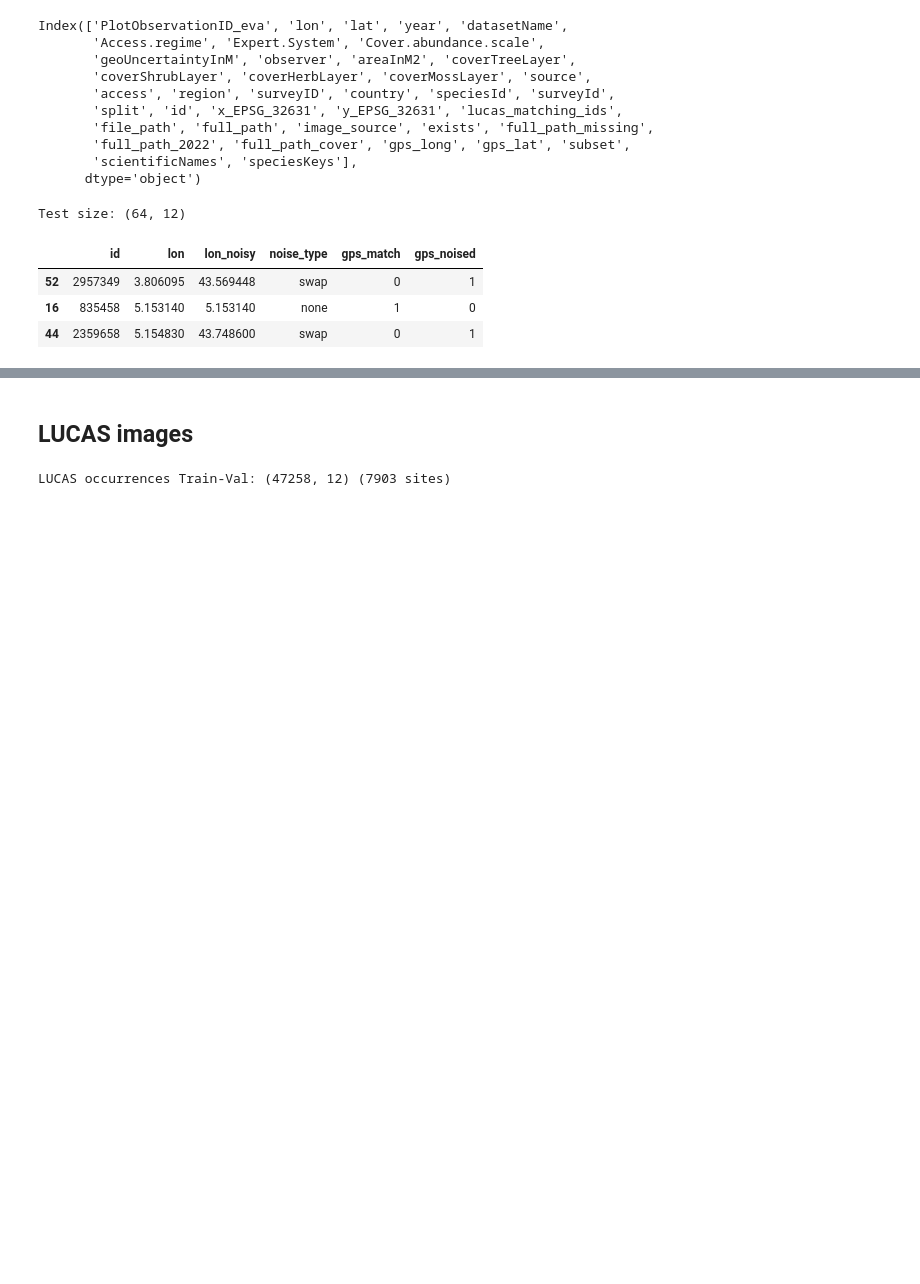
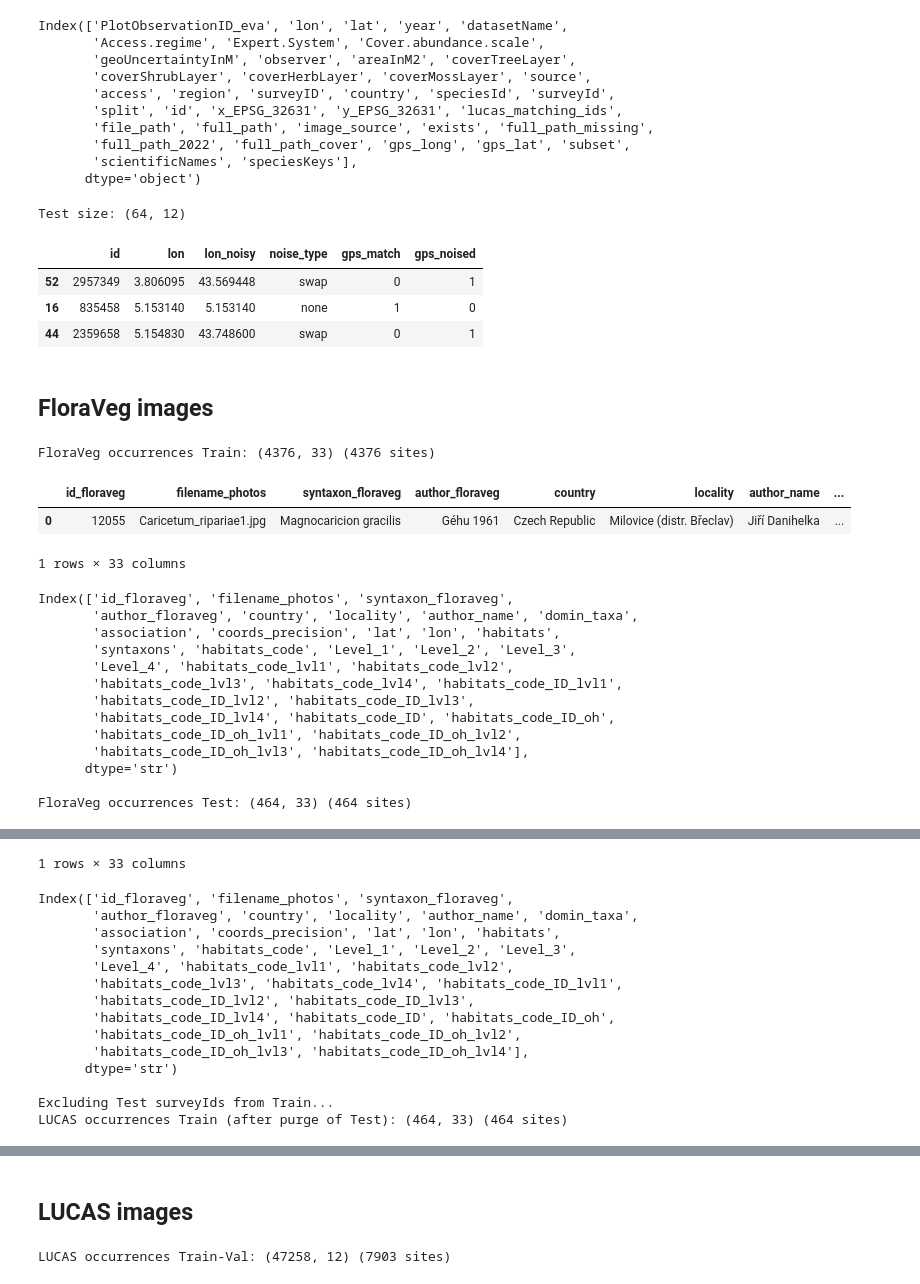
Before and after one commit to plantnet/malpolon, a Jupyter notebook: examples/custom_train/multiscale_jrc/Pre-processing_error_detection.ipynb, the cells around one changed output, grey strips where cells are left out. Drawn from its saved outputs; the diff is of its cells as text; code cells hidden in the pictures; blank space fills up the shorter version.

```diff
--- a/examples/custom_train/multiscale_jrc/Pre-processing_error_detection.ipynb
+++ b/examples/custom_train/multiscale_jrc/Pre-processing_error_detection.ipynb
@@ -265,3 +265,47 @@ Test size: (64, 12)
 | 52 | 2957349 | 3.806095 | 43.569448 | swap | 0 | 1 |
 | 16 | 835458 | 5.153140 | 5.153140 | none | 1 | 0 |
 | 44 | 2359658 | 5.154830 | 43.748600 | swap | 0 | 1 |
+# %% [markdown]
+## FloraVeg images
+# %%
+ROOT_PATH = "dataset/habitats_gpn25_eva/FloraVeg/"
+ROOT_PATH_GPS_NOISY = "dataset/habitats_gpn25_eva/FloraVeg/gps_noisy/"
+
+fp_floraveg_train = os.path.join(ROOT_PATH, "metadata_labels_merged_S3-10%_extended_train.csv")
+fp_floraveg_test = os.path.join(ROOT_PATH, "metadata_labels_merged_S3-10%_extended_test.csv")
+
+df_floraveg_train = pd.read_csv(fp_floraveg_train)
+df_floraveg_test = pd.read_csv(fp_floraveg_test)
+
+print(f"FloraVeg occurrences Train: {df_floraveg_train.shape} ({df_floraveg_train['id_floraveg'].nunique()} sites)")
+display(df_floraveg_train.head(1))
+print(df_floraveg_train.columns)
+print(f"\nFloraVeg occurrences Test: {df_floraveg_test.shape} ({df_floraveg_test['id_floraveg'].nunique()} sites)")
+display(df_floraveg_test.head(1))
+print(df_floraveg_test.columns)
+
+print("\nExcluding Test surveyIds from Train...")
+df_floraveg_train = df_floraveg_train[~(df_floraveg_train['id_floraveg'].isin(df_floraveg_test['id_floraveg'].unique()))]
+print(f"LUCAS occurrences Train (after purge of Test): {df_floraveg_test.shape} ({df_floraveg_test['id_floraveg'].nunique()} sites)")
+
+relevant_cols_test = ['filename_photos', 'id_floraveg', 'lon', 'lat', 'habitats', 'habitats_code', 'habitats_code_ID',
+                      'habitats_code_lvl1', 'habitats_code_lvl2', 'habitats_code_lvl3', 'habitats_code_lvl4',
+                      'habitats_code_ID_lvl1', 'habitats_code_ID_lvl2', 'habitats_code_ID_lvl3', 'habitats_code_ID_lvl4']
+# %% [output]
+FloraVeg occurrences Train: (4376, 33) (4376 sites)
+|  | id_floraveg | filename_photos | syntaxon_floraveg | author_floraveg | country | locality | author_name | ... |
+| 0 | 12055 | Caricetum_ripariae1.jpg | Magnocaricion gracilis | Géhu 1961 | Czech Republic | Milovice (distr. Břeclav) | Jiří Danihelka | ... |
+1 rows × 33 columns
+Index(['id_floraveg', 'filename_photos', 'syntaxon_floraveg',
+       'author_floraveg', 'country', 'locality', 'author_name', 'domin_taxa',
+       'association', 'coords_precision', 'lat', 'lon', 'habitats',
+       'syntaxons', 'habitats_code', 'Level_1', 'Level_2', 'Level_3',
+       'Level_4', 'habitats_code_lvl1', 'habitats_code_lvl2',
+       'habitats_code_lvl3', 'habitats_code_lvl4', 'habitats_code_ID_lvl1',
+       'habitats_code_ID_lvl2', 'habitats_code_ID_lvl3',
+       'habitats_code_ID_lvl4', 'habitats_code_ID', 'habitats_code_ID_oh',
+       'habitats_code_ID_oh_lvl1', 'habitats_code_ID_oh_lvl2',
+       'habitats_code_ID_oh_lvl3', 'habitats_code_ID_oh_lvl4'],
+      dtype='str')
+
+FloraVeg occurrences Test: (464, 33) (464 sites)
@@ -267,0 +314,15 @@ Test size: (64, 12)
+1 rows × 33 columns
+Index(['id_floraveg', 'filename_photos', 'syntaxon_floraveg',
+       'author_floraveg', 'country', 'locality', 'author_name', 'domin_taxa',
+       'association', 'coords_precision', 'lat', 'lon', 'habitats',
+       'syntaxons', 'habitats_code', 'Level_1', 'Level_2', 'Level_3',
+       'Level_4', 'habitats_code_lvl1', 'habitats_code_lvl2',
+       'habitats_code_lvl3', 'habitats_code_lvl4', 'habitats_code_ID_lvl1',
+       'habitats_code_ID_lvl2', 'habitats_code_ID_lvl3',
+       'habitats_code_ID_lvl4', 'habitats_code_ID', 'habitats_code_ID_oh',
+       'habitats_code_ID_oh_lvl1', 'habitats_code_ID_oh_lvl2',
+       'habitats_code_ID_oh_lvl3', 'habitats_code_ID_oh_lvl4'],
+      dtype='str')
+
+Excluding Test surveyIds from Train...
+LUCAS occurrences Train (after purge of Test): (464, 33) (464 sites)
```
Also changed, not shown: parts of 4 cells of this notebook, 8 other files.
